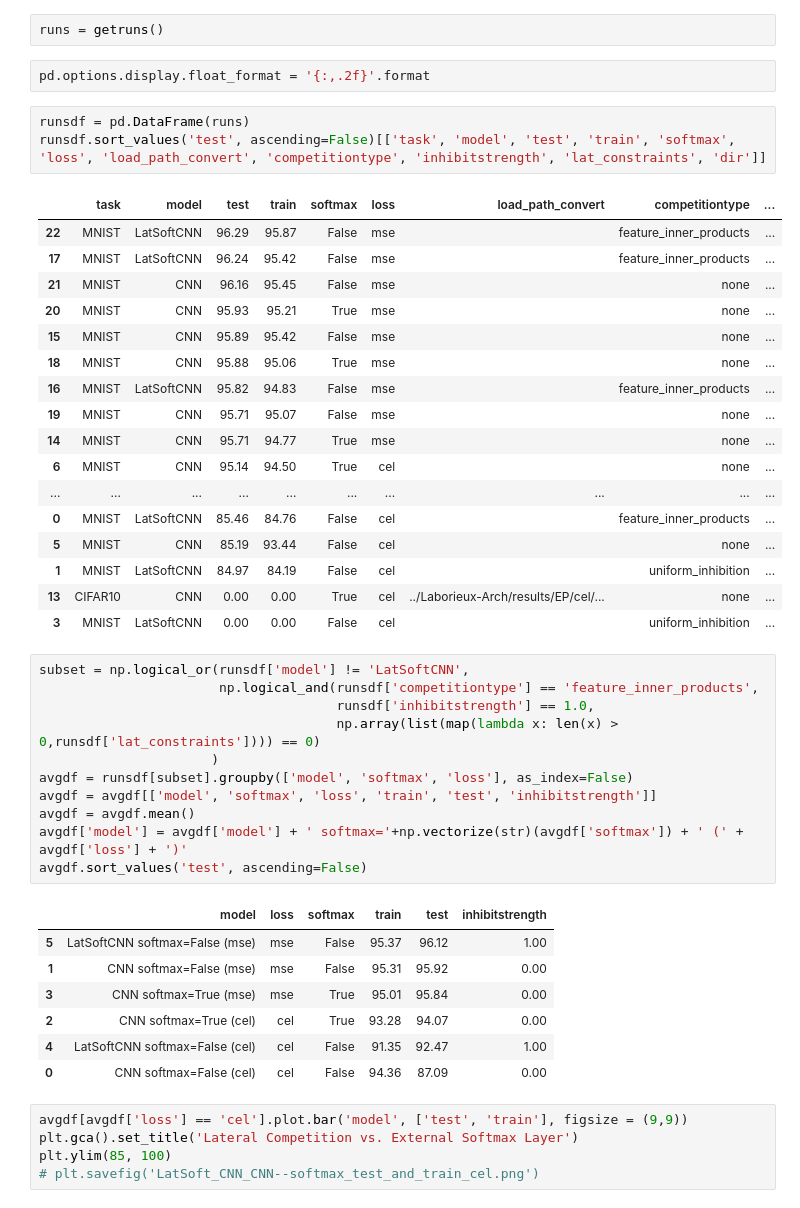
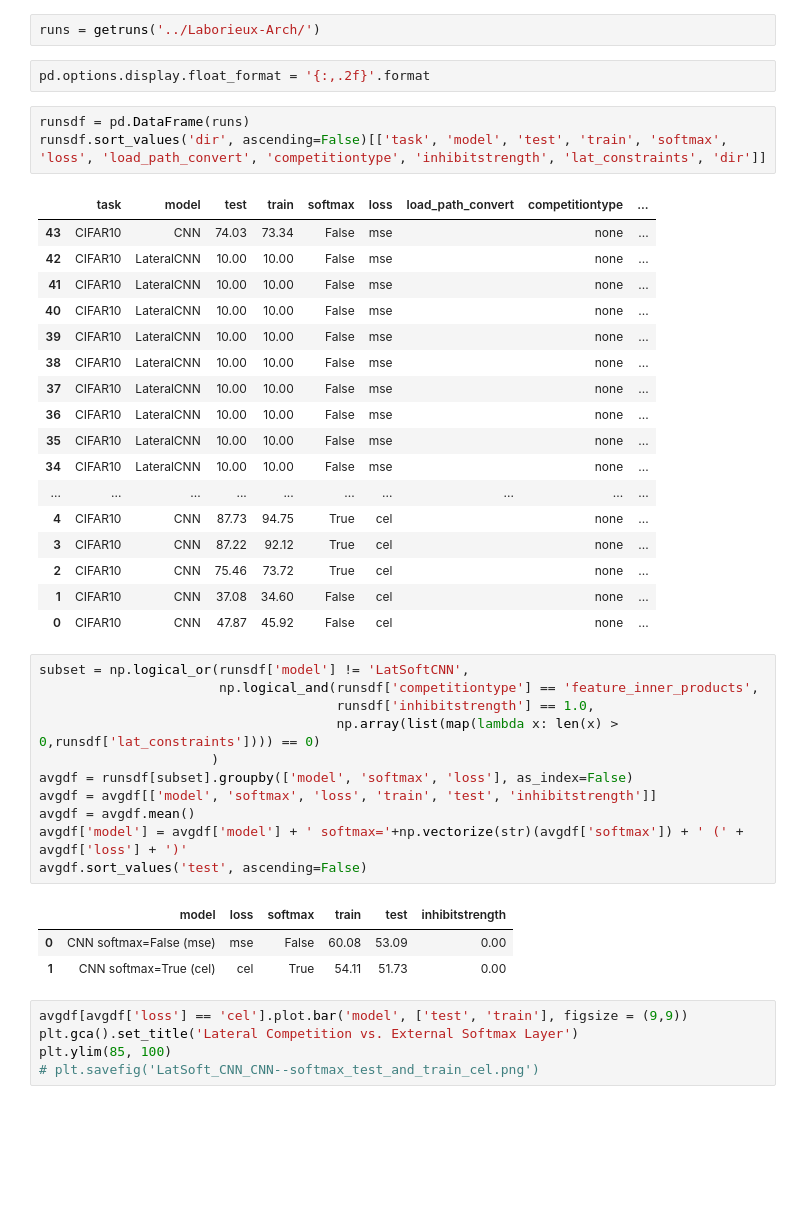
Before and after one commit to ajherman/Equilibrium-Propagation, a Jupyter notebook: LatSoft/WTA-results.ipynb, the cells around one changed output. Cells and saved outputs as stored; diff of their text form; blank space fills up the shorter version.

```diff
--- a/LatSoft/WTA-results.ipynb
+++ b/LatSoft/WTA-results.ipynb
@@ -20,30 +20,30 @@ import sys
 sys.path.append('../')
 from output_utils import *
 # %%
-runs = getruns()
+runs = getruns('../Laborieux-Arch/')
 # %%
 pd.options.display.float_format = '{:,.2f}'.format
 # %%
 runsdf = pd.DataFrame(runs)
-runsdf.sort_values('test', ascending=False)[['task', 'model', 'test', 'train', 'softmax', 'loss', 'load_path_convert', 'competitiontype', 'inhibitstrength', 'lat_constraints', 'dir']]
+runsdf.sort_values('dir', ascending=False)[['task', 'model', 'test', 'train', 'softmax', 'loss', 'load_path_convert', 'competitiontype', 'inhibitstrength', 'lat_constraints', 'dir']]
 # %% [output]
 |  | task | model | test | train | softmax | loss | load_path_convert | competitiontype | ... |
-| 22 | MNIST | LatSoftCNN | 96.29 | 95.87 | False | mse |  | feature_inner_products | ... |
-| 17 | MNIST | LatSoftCNN | 96.24 | 95.42 | False | mse |  | feature_inner_products | ... |
-| 21 | MNIST | CNN | 96.16 | 95.45 | False | mse |  | none | ... |
-| 20 | MNIST | CNN | 95.93 | 95.21 | True | mse |  | none | ... |
-| 15 | MNIST | CNN | 95.89 | 95.42 | False | mse |  | none | ... |
-| 18 | MNIST | CNN | 95.88 | 95.06 | True | mse |  | none | ... |
-| 16 | MNIST | LatSoftCNN | 95.82 | 94.83 | False | mse |  | feature_inner_products | ... |
-| 19 | MNIST | CNN | 95.71 | 95.07 | False | mse |  | none | ... |
-| 14 | MNIST | CNN | 95.71 | 94.77 | True | mse |  | none | ... |
-| 6 | MNIST | CNN | 95.14 | 94.50 | True | cel |  | none | ... |
+| 43 | CIFAR10 | CNN | 74.03 | 73.34 | False | mse |  | none | ... |
+| 42 | CIFAR10 | LateralCNN | 10.00 | 10.00 | False | mse |  | none | ... |
+| 41 | CIFAR10 | LateralCNN | 10.00 | 10.00 | False | mse |  | none | ... |
+| 40 | CIFAR10 | LateralCNN | 10.00 | 10.00 | False | mse |  | none | ... |
+| 39 | CIFAR10 | LateralCNN | 10.00 | 10.00 | False | mse |  | none | ... |
+| 38 | CIFAR10 | LateralCNN | 10.00 | 10.00 | False | mse |  | none | ... |
+| 37 | CIFAR10 | LateralCNN | 10.00 | 10.00 | False | mse |  | none | ... |
+| 36 | CIFAR10 | LateralCNN | 10.00 | 10.00 | False | mse |  | none | ... |
+| 35 | CIFAR10 | LateralCNN | 10.00 | 10.00 | False | mse |  | none | ... |
+| 34 | CIFAR10 | LateralCNN | 10.00 | 10.00 | False | mse |  | none | ... |
 | ... | ... | ... | ... | ... | ... | ... | ... | ... | ... |
-| 0 | MNIST | LatSoftCNN | 85.46 | 84.76 | False | cel |  | feature_inner_products | ... |
-| 5 | MNIST | CNN | 85.19 | 93.44 | False | cel |  | none | ... |
-| 1 | MNIST | LatSoftCNN | 84.97 | 84.19 | False | cel |  | uniform_inhibition | ... |
-| 13 | CIFAR10 | CNN | 0.00 | 0.00 | True | cel | ../Laborieux-Arch/results/EP/cel/... | none | ... |
-| 3 | MNIST | LatSoftCNN | 0.00 | 0.00 | False | cel |  | uniform_inhibition | ... |
+| 4 | CIFAR10 | CNN | 87.73 | 94.75 | True | cel |  | none | ... |
+| 3 | CIFAR10 | CNN | 87.22 | 92.12 | True | cel |  | none | ... |
+| 2 | CIFAR10 | CNN | 75.46 | 73.72 | True | cel |  | none | ... |
+| 1 | CIFAR10 | CNN | 37.08 | 34.60 | False | cel |  | none | ... |
+| 0 | CIFAR10 | CNN | 47.87 | 45.92 | False | cel |  | none | ... |
 # %%
 subset = np.logical_or(runsdf['model'] != 'LatSoftCNN',
                        np.logical_and(runsdf['competitiontype'] == 'feature_inner_products',
@@ -57,12 +57,8 @@ avgdf['model'] = avgdf['model'] + ' softmax='+np.vectorize(str)(avgdf['softmax']
 avgdf.sort_values('test', ascending=False)
 # %% [output]
 |  | model | loss | softmax | train | test | inhibitstrength |
-| 5 | LatSoftCNN softmax=False (mse) | mse | False | 95.37 | 96.12 | 1.00 |
-| 1 | CNN softmax=False (mse) | mse | False | 95.31 | 95.92 | 0.00 |
-| 3 | CNN softmax=True (mse) | mse | True | 95.01 | 95.84 | 0.00 |
-| 2 | CNN softmax=True (cel) | cel | True | 93.28 | 94.07 | 0.00 |
-| 4 | LatSoftCNN softmax=False (cel) | cel | False | 91.35 | 92.47 | 1.00 |
-| 0 | CNN softmax=False (cel) | cel | False | 94.36 | 87.09 | 0.00 |
+| 0 | CNN softmax=False (mse) | mse | False | 60.08 | 53.09 | 0.00 |
+| 1 | CNN softmax=True (cel) | cel | True | 54.11 | 51.73 | 0.00 |
 # %%
 avgdf[avgdf['loss'] == 'cel'].plot.bar('model', ['test', 'train'], figsize = (9,9))
 plt.gca().set_title('Lateral Competition vs. External Softmax Layer')
```
Also changed, not shown: 32 other files.
